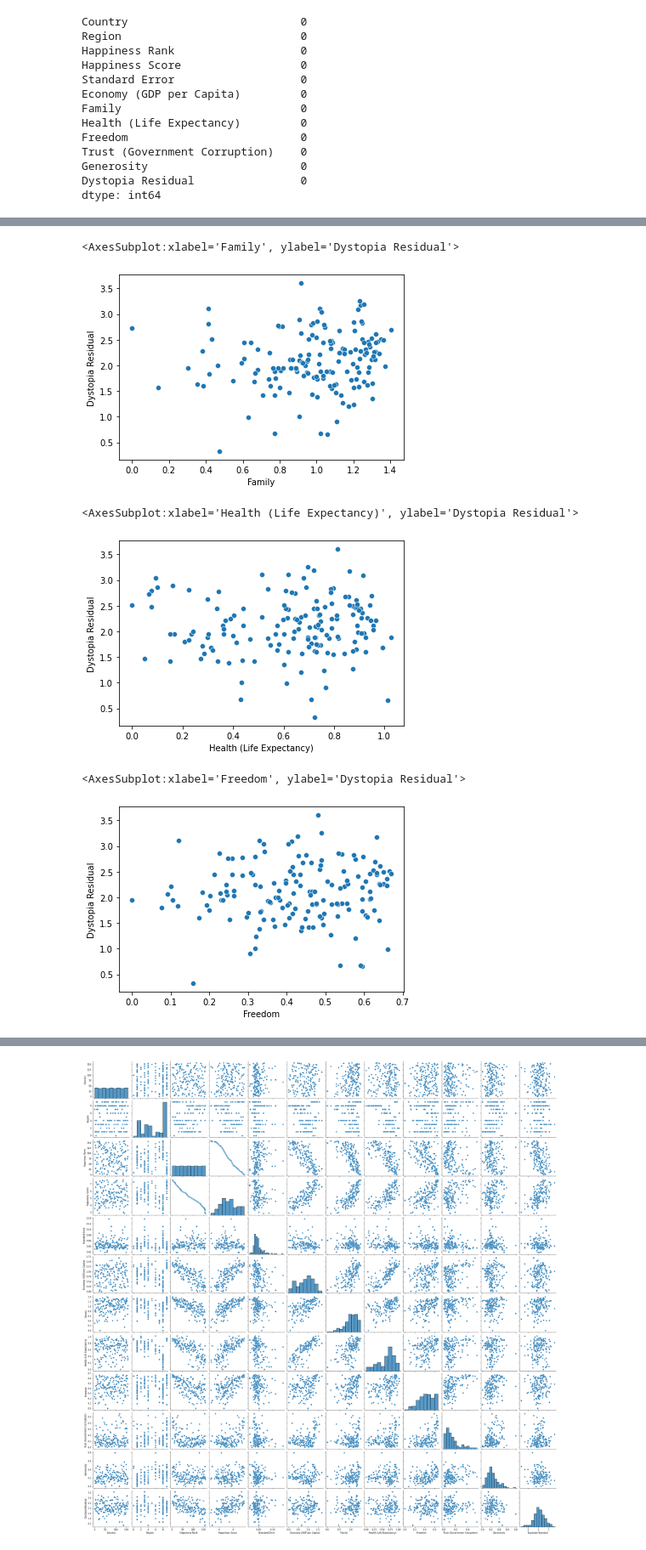
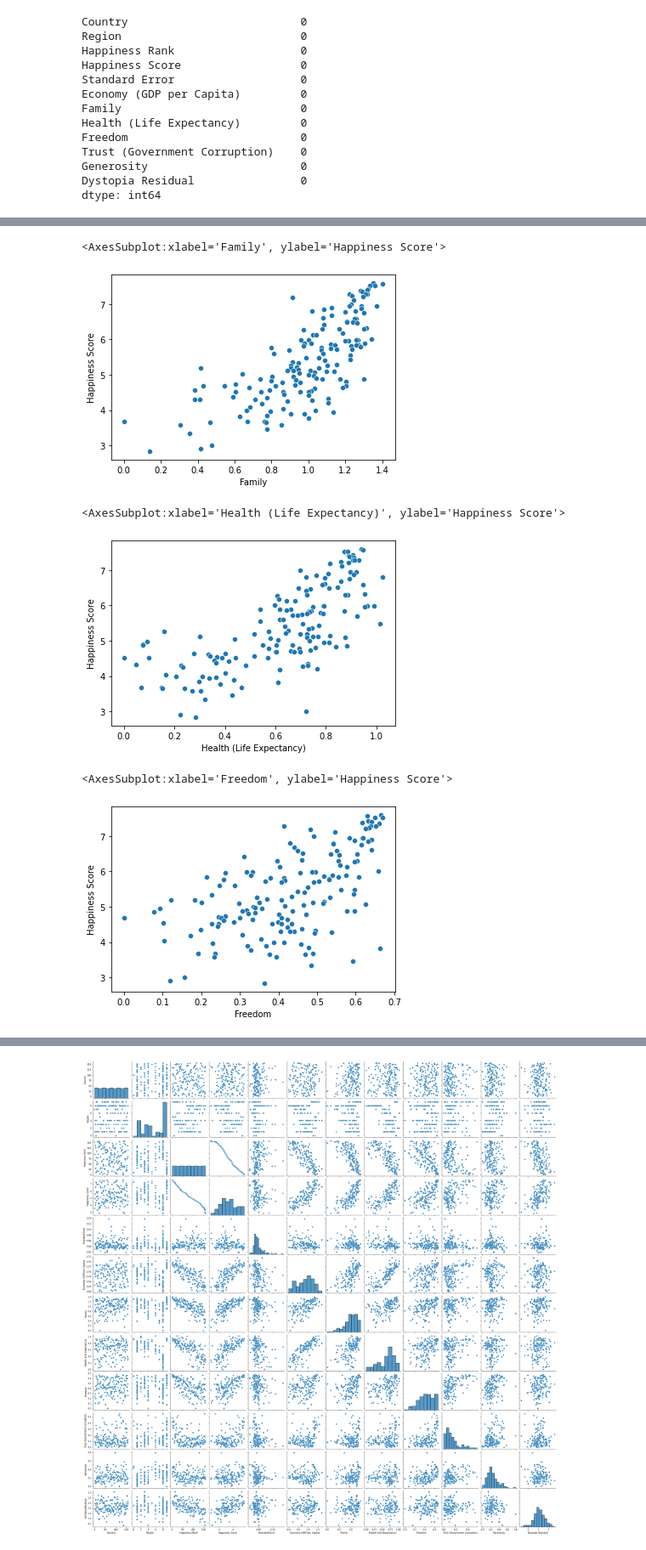
Before and after one commit to GaraHimabindu/datatrained, a Jupyter notebook: world happiness project.ipynb, the cells around one changed output, grey strips where cells are left out. Shown at 85% size. Cells and saved outputs as stored; diff of their text form; code cells hidden in the pictures.

```diff
--- a/world happiness project.ipynb
+++ b/world happiness project.ipynb
@@ -152,16 +152,16 @@ sns.scatterplot(x="Standard Error", y="Dystopia Residual",data=df)
 # %%
-sns.scatterplot(x="Family", y="Dystopia Residual",data=df)
+sns.scatterplot(x="Family", y="Happiness Score",data=df)
 # %% [output]
-<AxesSubplot:xlabel='Family', ylabel='Dystopia Residual'>
+<AxesSubplot:xlabel='Family', ylabel='Happiness Score'>
-[figure, old version]
+[figure, new version]
 # %%
-sns.scatterplot(x="Health (Life Expectancy)", y="Dystopia Residual",data=df)
+sns.scatterplot(x="Health (Life Expectancy)", y="Happiness Score",data=df)
 # %% [output]
-<AxesSubplot:xlabel='Health (Life Expectancy)', ylabel='Dystopia Residual'>
+<AxesSubplot:xlabel='Health (Life Expectancy)', ylabel='Happiness Score'>
-[figure, old version]
+[figure, new version]
 # %%
-sns.scatterplot(x="Freedom", y="Dystopia Residual",data=df)
+sns.scatterplot(x="Freedom", y="Happiness Score",data=df)
 # %% [output]
-<AxesSubplot:xlabel='Freedom', ylabel='Dystopia Residual'>
+<AxesSubplot:xlabel='Freedom', ylabel='Happiness Score'>
-[figure, old version]
+[figure, new version]
 # %%
```
Also changed, not shown: parts of 12 cells of this notebook.
